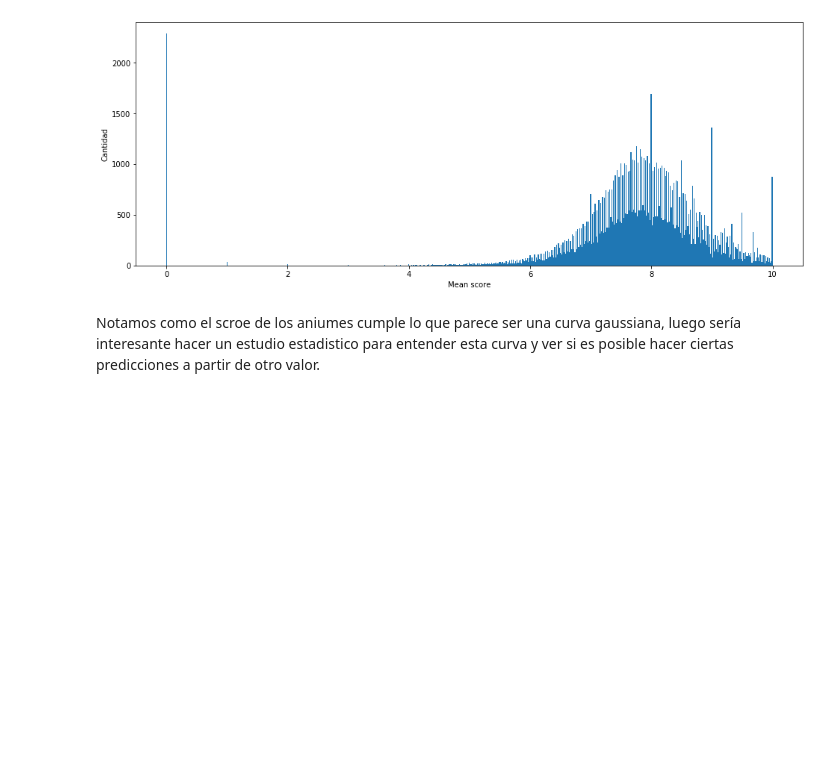
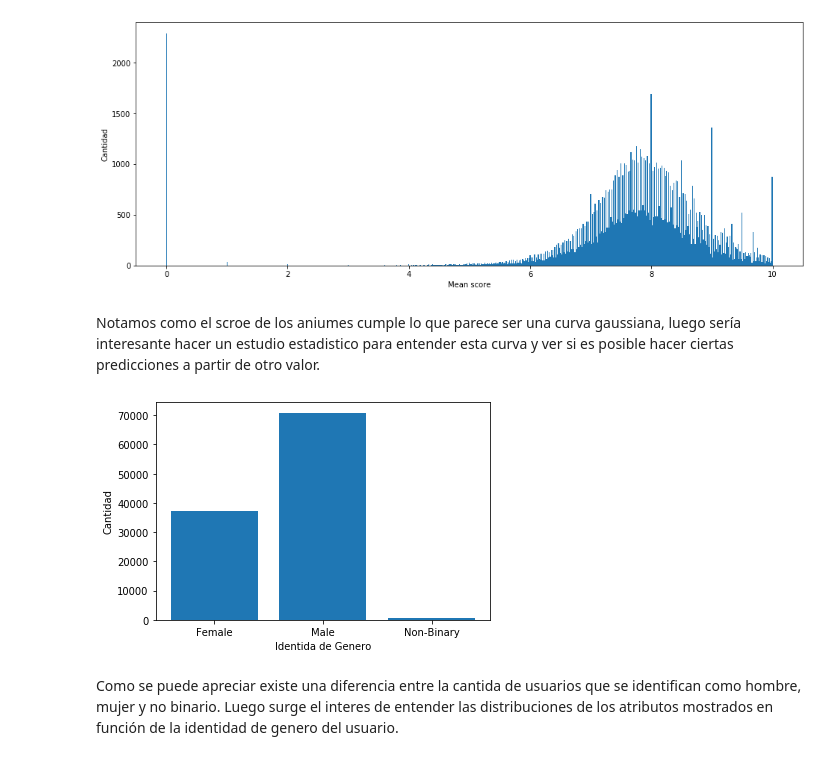
Before and after one commit to diegoolguinw/AnimeDataSet, a Jupyter notebook: Proyecto Mineria de Datos.ipynb, the cells around one changed output. Drawn from its saved outputs; the diff is of its cells as text; code cells hidden in the pictures; blank space fills up the shorter version.

```diff
--- a/Proyecto Mineria de Datos.ipynb
+++ b/Proyecto Mineria de Datos.ipynb
@@ -912,3 +912,22 @@ plt.show()
 [figure]
 # %% [markdown]
 Notamos como el scroe de los aniumes cumple lo que parece ser una curva gaussiana, luego sería interesante hacer un estudio estadistico para entender esta curva y ver si es posible hacer ciertas predicciones a partir de otro valor.
+# %%
+userGender = userList['gender'].tolist()
+
+diccToPlot = {}
+
+for gender in userGender:
+    if(not gender in diccToPlot):
+        diccToPlot[gender] = 0
+    diccToPlot[gender] += 1
+
+plt.bar(range(len(diccToPlot)), list(diccToPlot.values()), align='center')
+plt.xticks(range(len(diccToPlot)), list(diccToPlot.keys()))
+plt.xlabel('Identida de Genero')
+plt.ylabel('Cantidad')
+plt.show()
+# %% [output]
+[figure, added]
+# %% [markdown]
+Como se puede apreciar existe una diferencia entre la cantida de usuarios que se identifican como hombre, mujer y no binario. Luego surge el interes de entender las distribuciones de los atributos mostrados en función de la identidad de genero del usuario.
```
